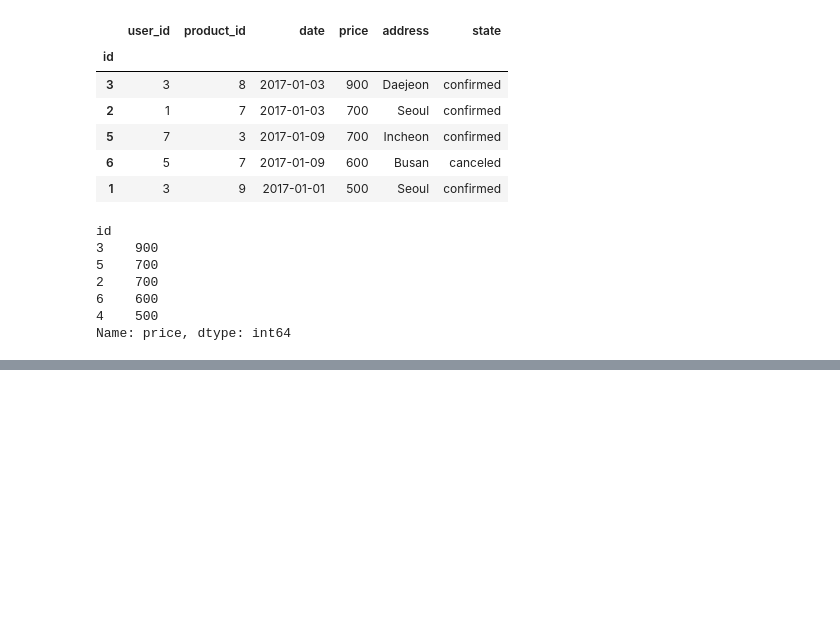
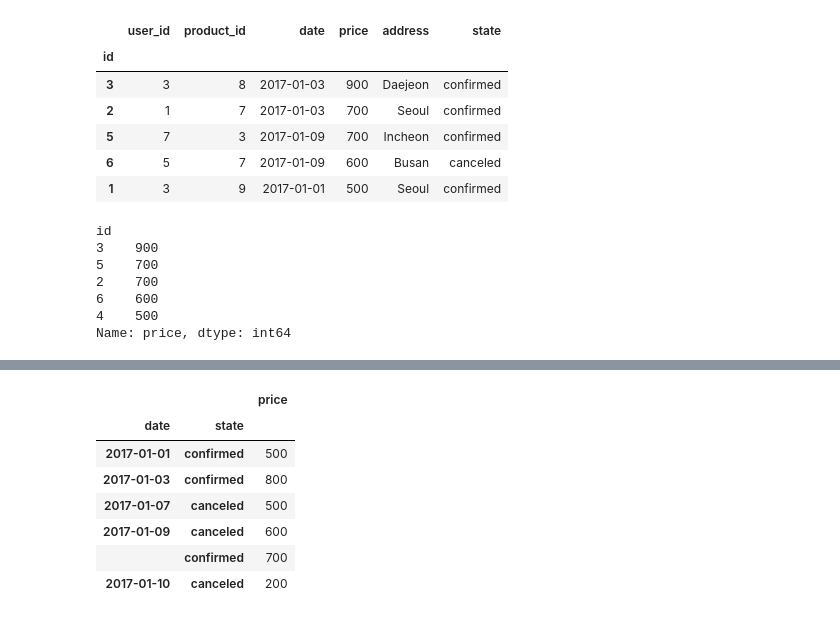
Before and after one commit to bwowby/DS, a Jupyter notebook: pandas_practice1.ipynb, the cells around one changed output, grey strips where cells are left out. Saved outputs shown, nothing was run; the diff lists cells and outputs as text; code cells hidden in the pictures; blank space fills up the shorter version.

```diff
--- a/pandas_practice1.ipynb
+++ b/pandas_practice1.ipynb
@@ -148,0 +240,14 @@ Name: price, dtype: int64
+# %%
+table =  pd.pivot_table(order,index=["date","state"],values="price")
+# %%
+#pivot table 결과도 data frame이니까 똑같이 쓸수있다
+table
+# %% [output]
+|  |  | price |
+| date | state |  |
+| 2017-01-01 | confirmed | 500 |
+| 2017-01-03 | confirmed | 800 |
+| 2017-01-07 | canceled | 500 |
+| 2017-01-09 | canceled | 600 |
+|  | confirmed | 700 |
+| 2017-01-10 | canceled | 200 |
```
Also changed, not shown: parts of 15 cells of this notebook.
